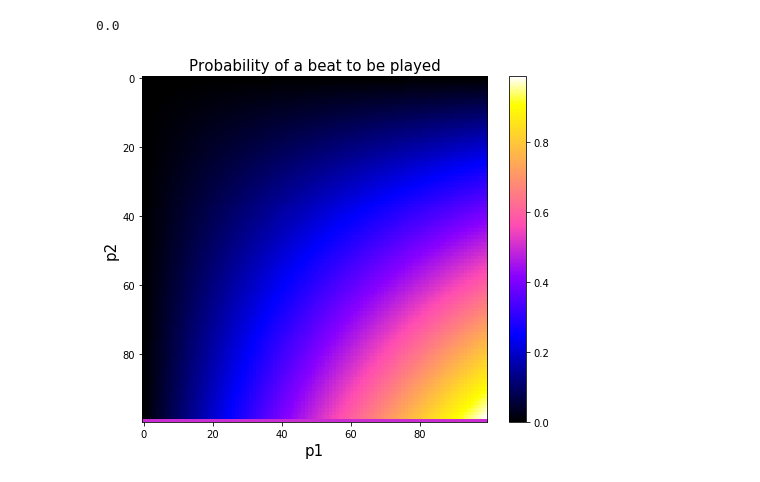
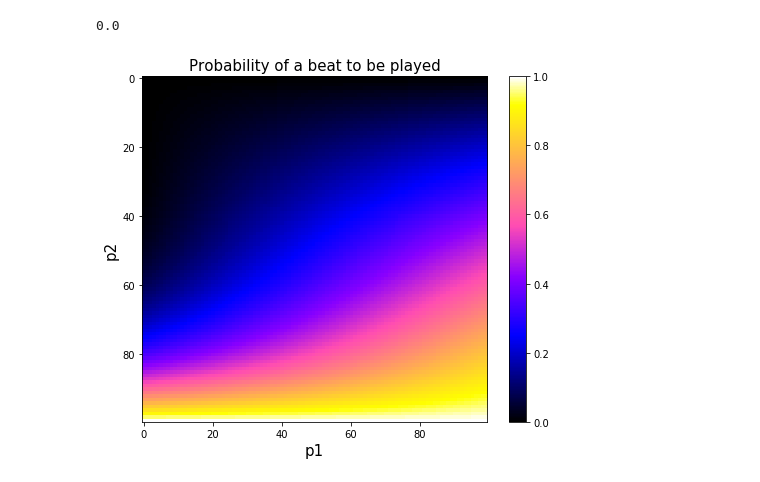
Before and after one commit to lucieperrotta/DCML, a Jupyter notebook: Grammar.ipynb, the cells around one changed output. Saved outputs shown, nothing was run; the diff lists cells and outputs as text; code cells hidden in the pictures.

```diff
--- a/Grammar.ipynb
+++ b/Grammar.ipynb
@@ -20,7 +20,7 @@ bpm = 400 # bpm
 
 p1 = 0.1 # Split 2 prob
 p2 = 0.9 # Play beat prob (p3 is computed automatically)
-p4 = 0.8 # Play beat in final level; NOT MADATORY, can be automatic of not defined
+p4 = 1 # Play beat in final level; NOT MADATORY, can be automatic of not defined
 # %%
 # Function which chooses a rule according to the probs
 def choose_rule(size, p1, p2, p4=None):
@@ -170,26 +170,26 @@ def probs_in_order(size, p1, p2, p4=None):
 # %%
 # [Deprecated] Grid search for square plotting
 precision = 100
 grid = np.zeros((precision,precision,N))
 
 for idx, x in enumerate(np.linspace(0,1,precision)):
     for idy, y in enumerate(np.linspace(0, 1-x, precision)):
-        grid[idx,idy] = probs_in_order(L, x, y)
+        grid[idx,idy] = probs_in_order(L, x, y, 1)
 
 # Heatmap for gridsearch
 plt.figure(figsize=(8, 6))
 plt.subplots_adjust(left=.2, right=0.95, bottom=0.15, top=0.95)
 plt.imshow(grid[:,:,1], interpolation='nearest', cmap=plt.cm.gnuplot2)
 fontsize = 15
 plt.xlabel('p1', fontsize=fontsize)
 plt.ylabel('p2', fontsize=fontsize)
 plt.colorbar()
 plt.title('Probability of a beat to be played', fontsize=fontsize)
 #plt.axis('off')
 plt.savefig("graphs/grid.png", dpi=200,bbox_inches='tight')
 plt.show()
 # %% [output]
-[figure, old version]
+[figure, new version]
 # %%
 # Simplex search for ternary plotting
 scale = 80
```
Also changed, not shown: parts of 3 cells of this notebook, 7 other files.
